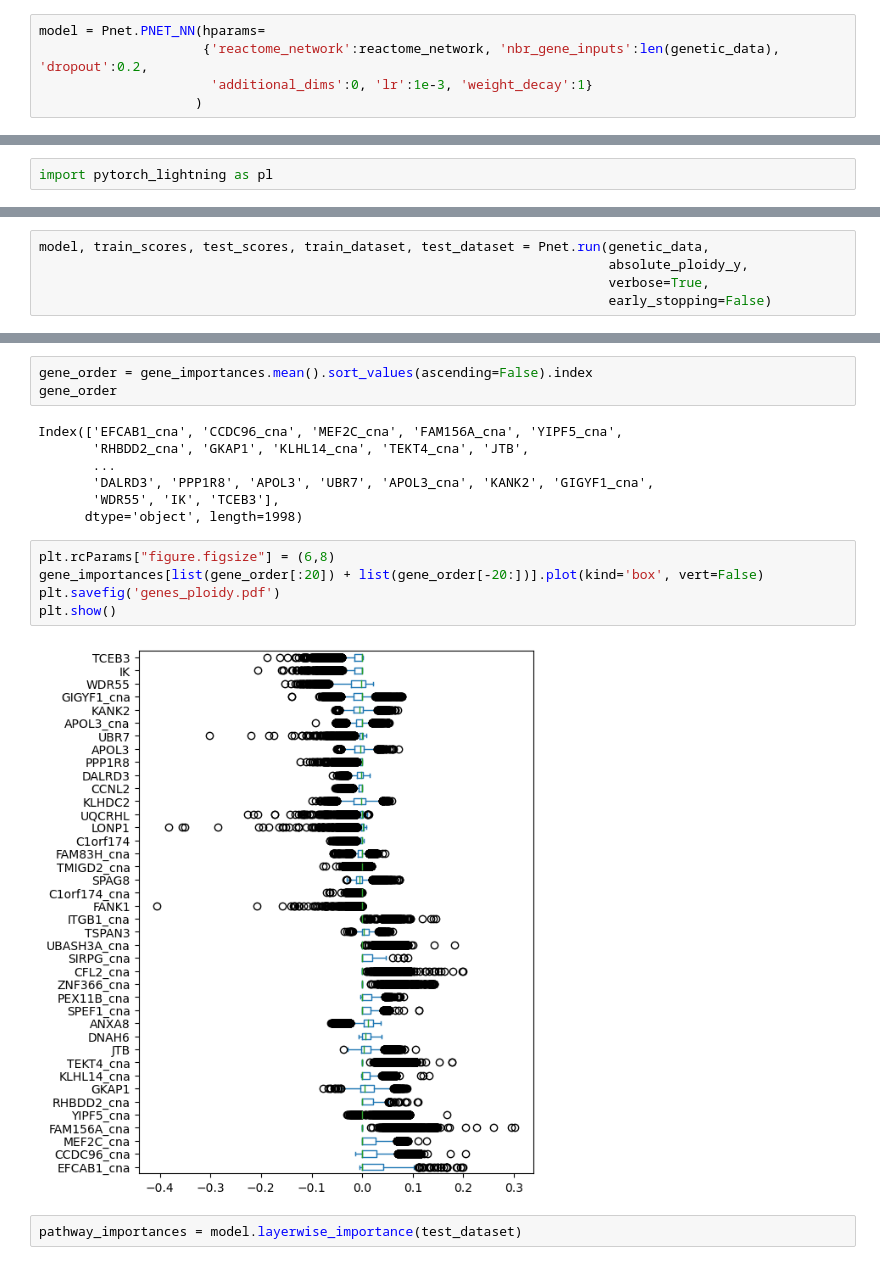
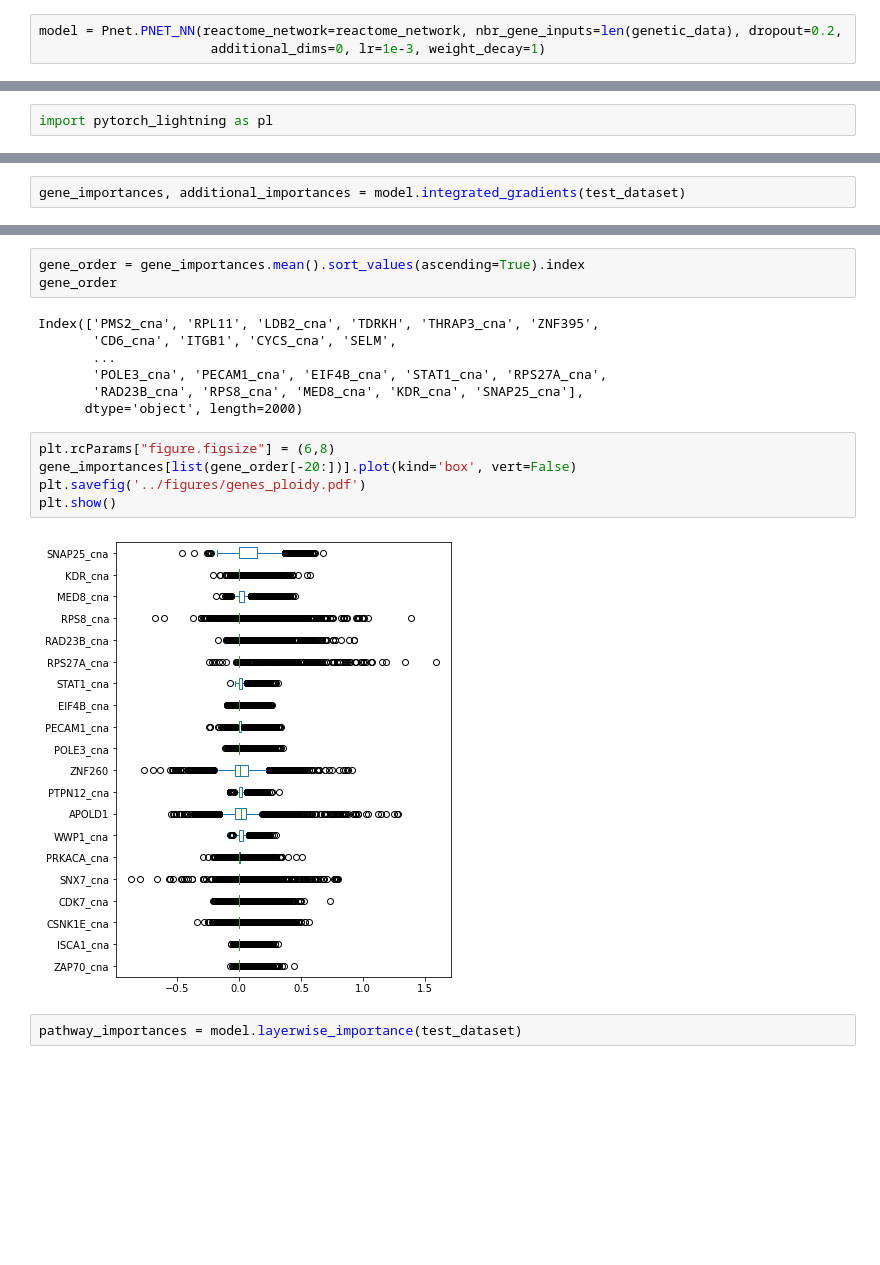
Before and after one commit to vanallenlab/pnet, a Jupyter notebook: src/PanCancer_ploidy.ipynb, the cells around one changed output, grey strips where cells are left out. Cells and saved outputs as stored; diff of their text form; blank space fills up the shorter version.

```diff
--- a/src/PanCancer_ploidy.ipynb
+++ b/src/PanCancer_ploidy.ipynb
@@ -150,8 +133,6 @@ Found 999 overlapping genes
 # %%
-model = Pnet.PNET_NN(hparams=
-                     {'reactome_network':reactome_network, 'nbr_gene_inputs':len(genetic_data), 'dropout':0.2,
-                      'additional_dims':0, 'lr':1e-3, 'weight_decay':1}
-                    )
+model = Pnet.PNET_NN(reactome_network=reactome_network, nbr_gene_inputs=len(genetic_data), dropout=0.2,
+                      additional_dims=0, lr=1e-3, weight_decay=1)
 # %%
 train_loader, val_loader = pnet_loader.to_dataloader(train_dataset, test_dataset, 64)
 # %%
@@ -185,5 +165,0 @@ RuntimeError: expected scalar type BFloat16 but found Float
-# %%
-model, train_scores, test_scores, train_dataset, test_dataset = Pnet.run(genetic_data,
-                                                                         absolute_ploidy_y,
-                                                                         verbose=True,
-                                                                         early_stopping=False)
@@ -256,0 +239,2 @@ dtype: float32
+# %%
+gene_importances, additional_importances = model.integrated_gradients(test_dataset)
@@ -257,20 +261,20 @@ dtype: float32
 # %%
-gene_order = gene_importances.mean().sort_values(ascending=False).index
+gene_order = gene_importances.mean().sort_values(ascending=True).index
 gene_order
 # %% [output]
-Index(['EFCAB1_cna', 'CCDC96_cna', 'MEF2C_cna', 'FAM156A_cna', 'YIPF5_cna',
-       'RHBDD2_cna', 'GKAP1', 'KLHL14_cna', 'TEKT4_cna', 'JTB',
+Index(['PMS2_cna', 'RPL11', 'LDB2_cna', 'TDRKH', 'THRAP3_cna', 'ZNF395',
+       'CD6_cna', 'ITGB1', 'CYCS_cna', 'SELM',
        ...
-       'DALRD3', 'PPP1R8', 'APOL3', 'UBR7', 'APOL3_cna', 'KANK2', 'GIGYF1_cna',
-       'WDR55', 'IK', 'TCEB3'],
-      dtype='object', length=1998)
+       'POLE3_cna', 'PECAM1_cna', 'EIF4B_cna', 'STAT1_cna', 'RPS27A_cna',
+       'RAD23B_cna', 'RPS8_cna', 'MED8_cna', 'KDR_cna', 'SNAP25_cna'],
+      dtype='object', length=2000)
 # %%
 plt.rcParams["figure.figsize"] = (6,8)
-gene_importances[list(gene_order[:20]) + list(gene_order[-20:])].plot(kind='box', vert=False)
-plt.savefig('genes_ploidy.pdf')
+gene_importances[list(gene_order[-20:])].plot(kind='box', vert=False)
+plt.savefig('../figures/genes_ploidy.pdf')
 plt.show()
 # %% [output]
-[figure, old version]
+[figure, new version]
 # %%
 pathway_importances = model.layerwise_importance(test_dataset)
 # %%
```
Also changed, not shown: parts of 39 cells of this notebook, 2 other files.
